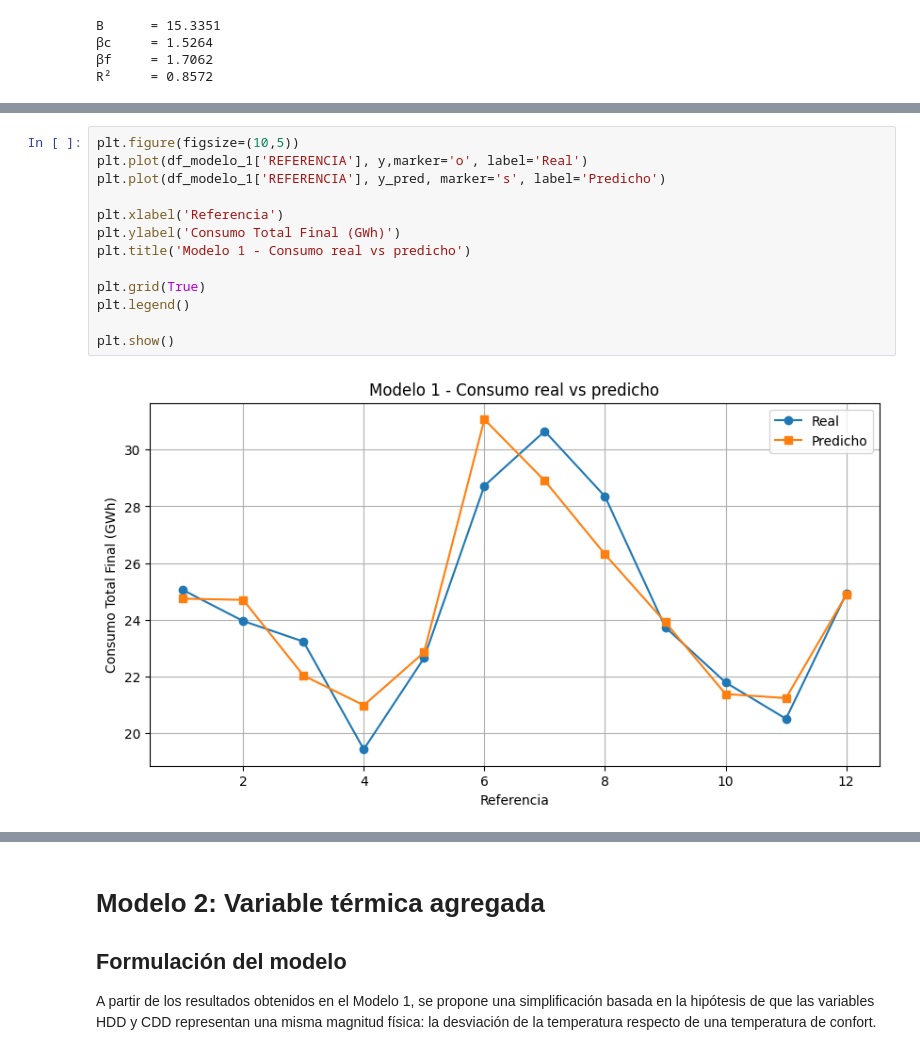
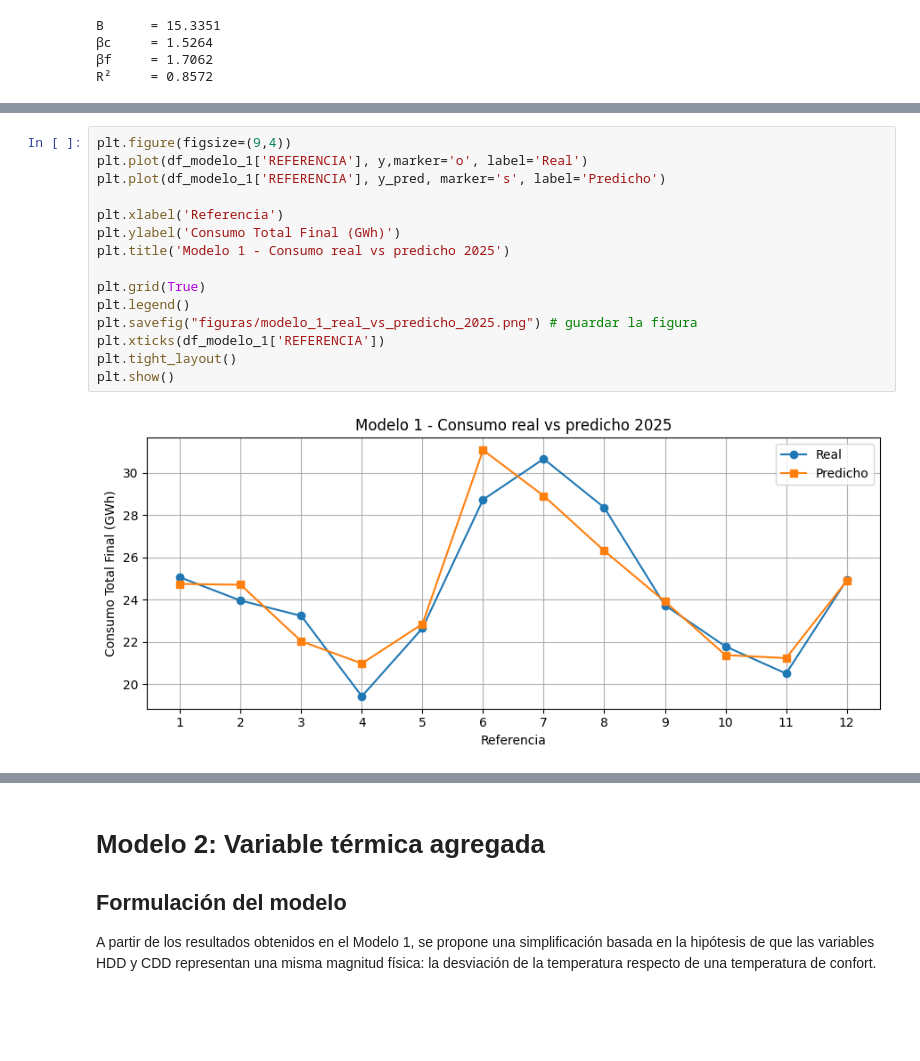
Before and after one commit to SantiagoEzequielDrelewicz/TP-LMC, a Jupyter notebook: tplmc.ipynb, the cells around one changed output, grey strips where cells are left out. Saved outputs shown, nothing was run; the diff lists cells and outputs as text; blank space fills up the shorter version.

```diff
--- a/tplmc.ipynb
+++ b/tplmc.ipynb
@@ -1025,18 +1029,20 @@ Covariance Type:             nonrobust
 Notes:
 [1] Standard Errors assume that the covariance matrix of the errors is correctly specified.
 # %%
-plt.figure(figsize=(10,5))
+plt.figure(figsize=(9,4))
 plt.plot(df_modelo_1['REFERENCIA'], y,marker='o', label='Real')
 plt.plot(df_modelo_1['REFERENCIA'], y_pred, marker='s', label='Predicho')
 
 plt.xlabel('Referencia')
 plt.ylabel('Consumo Total Final (GWh)')
-plt.title('Modelo 1 - Consumo real vs predicho')
+plt.title('Modelo 1 - Consumo real vs predicho 2025')
 
 plt.grid(True)
 plt.legend()
-
+plt.savefig("figuras/modelo_1_real_vs_predicho_2025.png") # guardar la figura
+plt.xticks(df_modelo_1['REFERENCIA'])
+plt.tight_layout()
 plt.show()
 # %% [output]
-[figure, old version]
+[figure, new version]
 # %%
```
Also changed, not shown: parts of 13 cells of this notebook, 13 other files.
